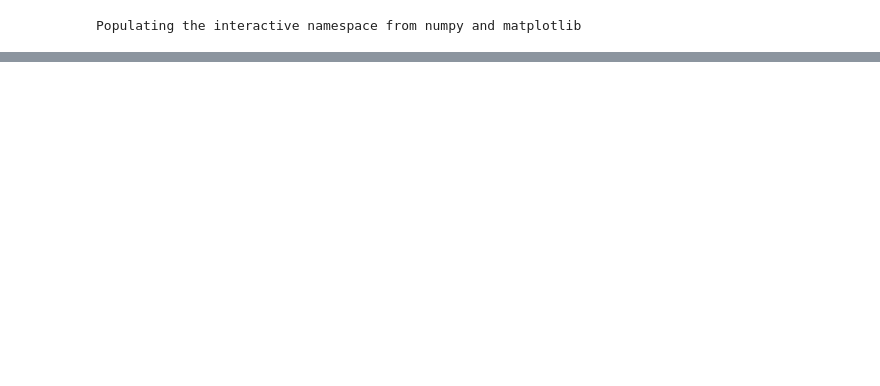
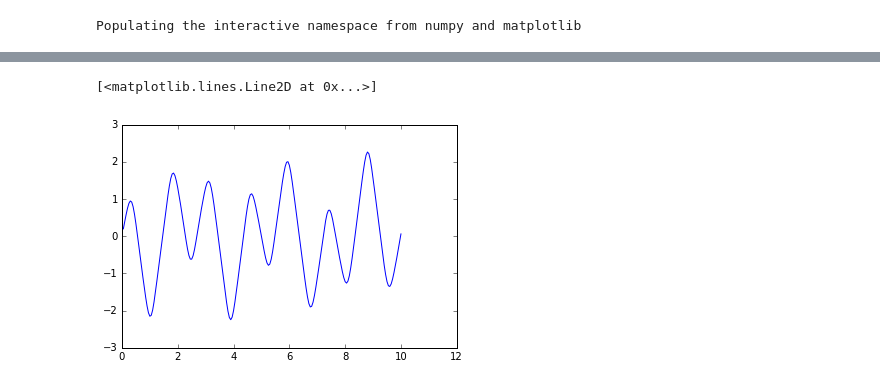
Before and after one commit to scoiatael/MZP, a Jupyter notebook: Lista7.ipynb, the cells around one changed output, grey strips where cells are left out. Cells and saved outputs as stored; diff of their text form; code cells hidden in the pictures; blank space fills up the shorter version.

```diff
--- a/Lista7.ipynb
+++ b/Lista7.ipynb
@@ -101,0 +177,5 @@ anim(Ys, d=10)
+# %%
+plot(Xs, array(Ys)[:, 3])
+# %% [output]
+[<matplotlib.lines.Line2D at 0x...>]
+[figure, added]
```
Also changed, not shown: parts of 12 cells of this notebook.
